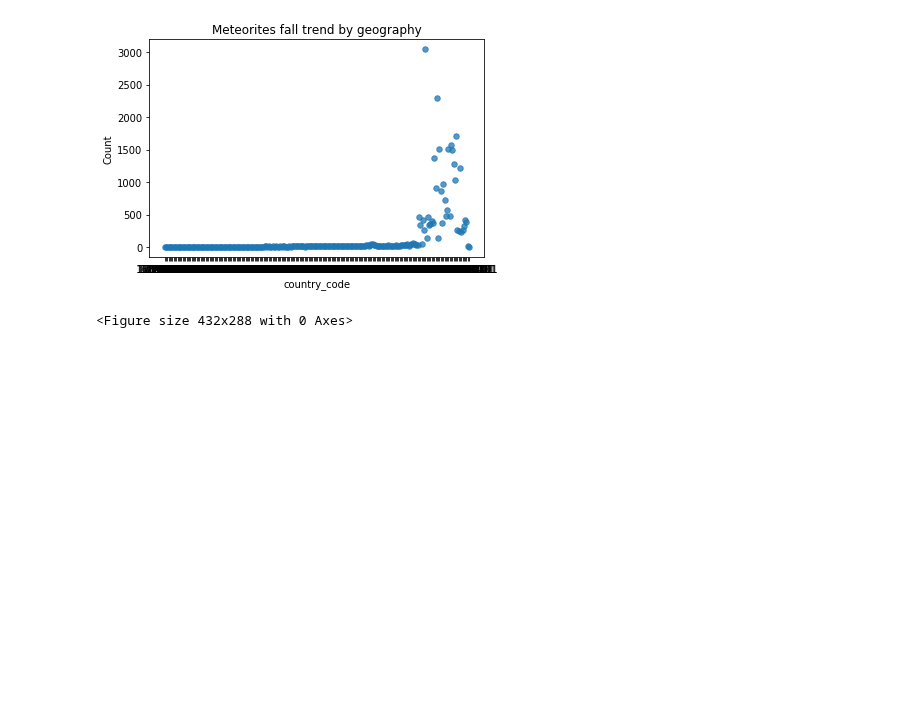
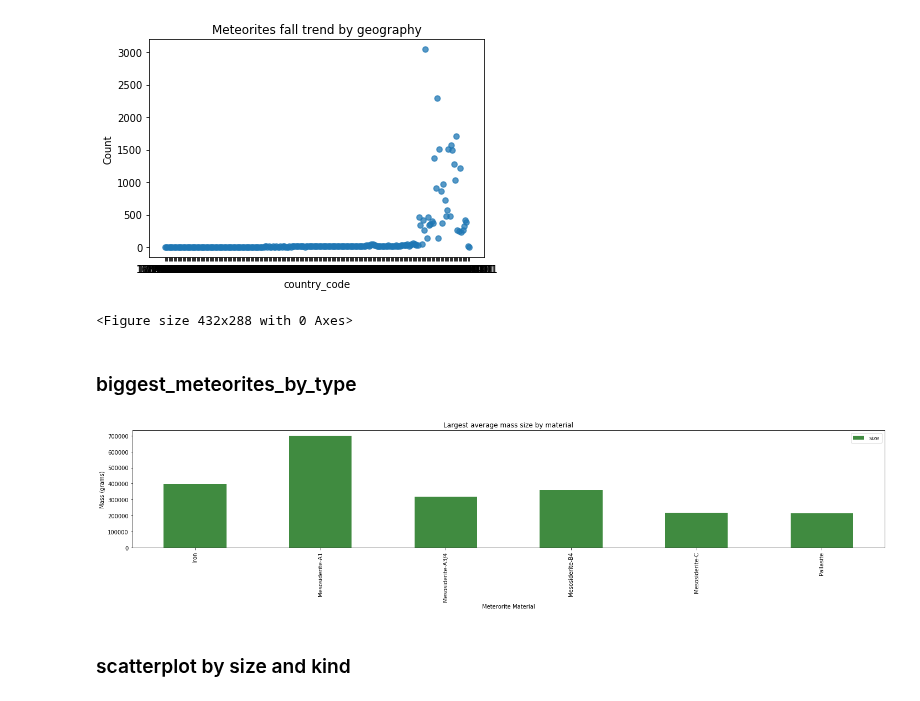
Before and after one commit to Derrickallenh/Meaningful-Meteorites, a Jupyter notebook: meteorites_data_analysis.ipynb, the cells around one changed output. Saved outputs shown, nothing was run; the diff lists cells and outputs as text; code cells hidden in the pictures; blank space fills up the shorter version.

Commit message:
meteorites_data_analysis

```diff
--- a/meteorites_data_analysis.ipynb
+++ b/meteorites_data_analysis.ipynb
@@ -135,3 +134,29 @@ plot_meteorites_fall_by_geography(meteorites_df)
 # %% [output]
 [figure]
 <Figure size 432x288 with 0 Axes>
+# %% [markdown]
+### biggest_meteorites_by_type
+# %%
+def biggest_meteorites_by_type():
+    df_crunch = pd.DataFrame()
+    df_crunch['size'] = meteorites_df .groupby('material_column')['mass'].mean()
+    df_crunch.head()
+#df_crunch['large']
+    df_crunch['count'] = meteorites_df .groupby('material_column')['mass'].count()#.sort_values(ascending=False)#.plt.scatter()#(by='mass_in_grams',ascending=False)
+    df_crunch.sort_values(by='size', ascending=False)
+    df_crunch.head()
+    df_crunch['material'] = df_crunch.index
+    df_crunch.head(10)
+    df_large = df_crunch['size'] > 200000
+    df_crunch[df_large].plot.bar(x='material', y='size', facecolor="darkgreen", alpha=0.75, align="center", figsize=(20,5))
+    plt.title("Largest average mass size by material")
+    plt.xlabel('Meterorite Material')
+    plt.ylabel('Mass (grams)')
+    plt.tight_layout()
+    plt.show()
+# %%
+biggest_meteorites_by_type()
+# %% [output]
+[figure, added]
+# %% [markdown]
+### scatterplot by size and kind
```
Also changed, not shown: parts of 15 cells of this notebook.
